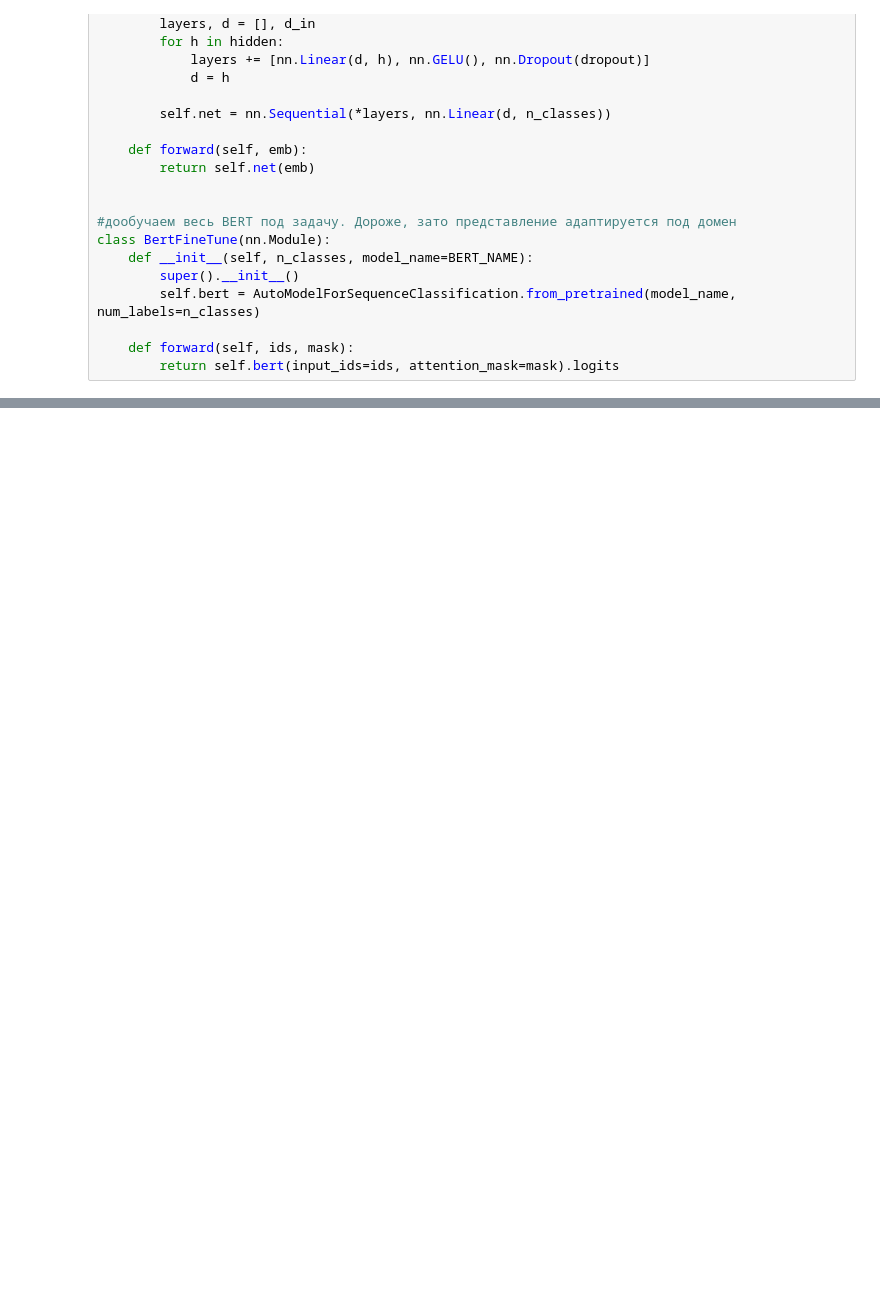
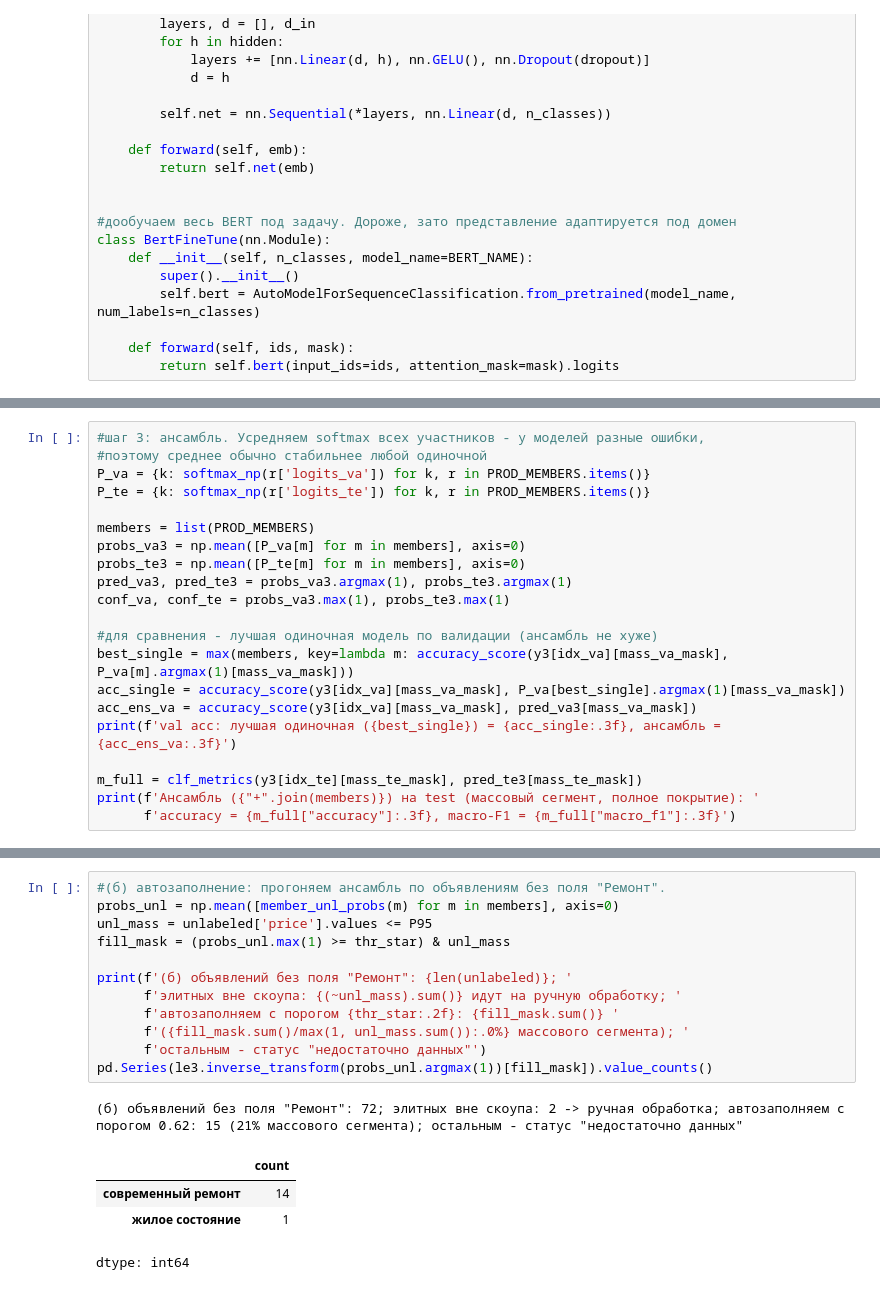
Before and after one commit to QuickSilver-1/GP5-NN, a Jupyter notebook: notebooks/ГП5_задание2.ipynb, the cells around one changed output, grey strips where cells are left out. Drawn from its saved outputs; the diff is of its cells as text; blank space fills up the shorter version.

```diff
--- a/notebooks/ГП5_задание2.ipynb
+++ b/notebooks/ГП5_задание2.ipynb
@@ -433,0 +839,21 @@ class BertFineTune(nn.Module):
+# %%
+#шаг 3: ансамбль. Усредняем softmax всех участников - у моделей разные ошибки,
+#поэтому среднее обычно стабильнее любой одиночной
+P_va = {k: softmax_np(r['logits_va']) for k, r in PROD_MEMBERS.items()}
+P_te = {k: softmax_np(r['logits_te']) for k, r in PROD_MEMBERS.items()}
+
+members = list(PROD_MEMBERS)
+probs_va3 = np.mean([P_va[m] for m in members], axis=0)
+probs_te3 = np.mean([P_te[m] for m in members], axis=0)
+pred_va3, pred_te3 = probs_va3.argmax(1), probs_te3.argmax(1)
+conf_va, conf_te = probs_va3.max(1), probs_te3.max(1)
+
+#для сравнения - лучшая одиночная модель по валидации (ансамбль не хуже)
+best_single = max(members, key=lambda m: accuracy_score(y3[idx_va][mass_va_mask], P_va[m].argmax(1)[mass_va_mask]))
+acc_single = accuracy_score(y3[idx_va][mass_va_mask], P_va[best_single].argmax(1)[mass_va_mask])
+acc_ens_va = accuracy_score(y3[idx_va][mass_va_mask], pred_va3[mass_va_mask])
+print(f'val acc: лучшая одиночная ({best_single}) = {acc_single:.3f}, ансамбль = {acc_ens_va:.3f}')
+
+m_full = clf_metrics(y3[idx_te][mass_te_mask], pred_te3[mass_te_mask])
+print(f'Ансамбль ({"+".join(members)}) на test (массовый сегмент, полное покрытие): '
+      f'accuracy = {m_full["accuracy"]:.3f}, macro-F1 = {m_full["macro_f1"]:.3f}')
@@ -433,0 +975,18 @@ class BertFineTune(nn.Module):
+# %%
+#(б) автозаполнение: прогоняем ансамбль по объявлениям без поля "Ремонт".
+probs_unl = np.mean([member_unl_probs(m) for m in members], axis=0)
+unl_mass = unlabeled['price'].values <= P95
+fill_mask = (probs_unl.max(1) >= thr_star) & unl_mass
+
+print(f'(б) объявлений без поля "Ремонт": {len(unlabeled)}; '
+      f'элитных вне скоупа: {(~unl_mass).sum()} идут на ручную обработку; '
+      f'автозаполняем с порогом {thr_star:.2f}: {fill_mask.sum()} '
+      f'({fill_mask.sum()/max(1, unl_mass.sum()):.0%} массового сегмента); '
+      f'остальным - статус "недостаточно данных"')
+pd.Series(le3.inverse_transform(probs_unl.argmax(1))[fill_mask]).value_counts()
+# %% [output]
+(б) объявлений без поля "Ремонт": 72; элитных вне скоупа: 2 -> ручная обработка; автозаполняем с порогом 0.62: 15 (21% массового сегмента); остальным - статус "недостаточно данных"
+|  | count |
+| современный ремонт | 14 |
+| жилое состояние | 1 |
+dtype: int64
```
Also changed, not shown: parts of 23 cells of this notebook.
